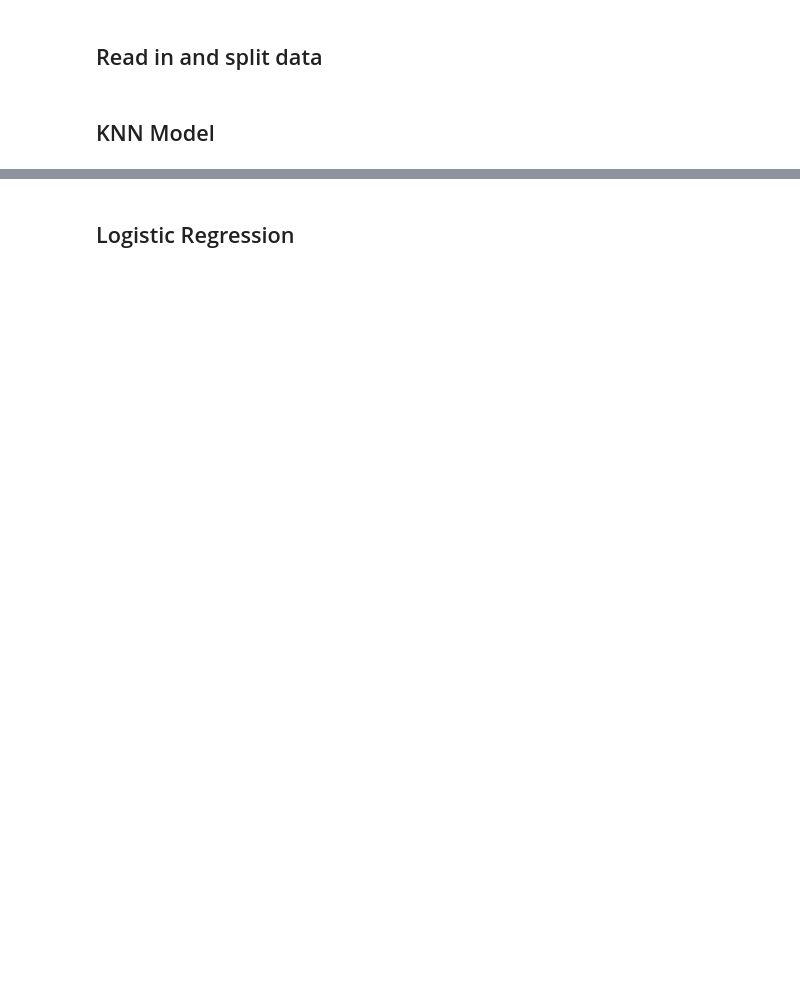
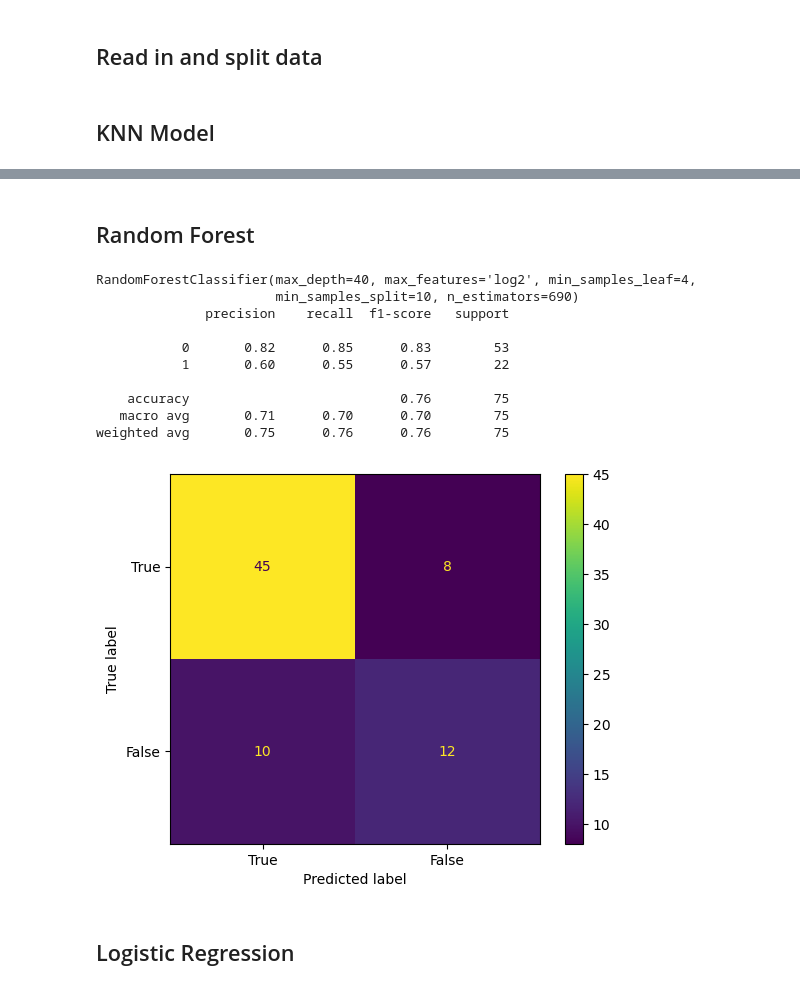
Before and after one commit to brittawi/M7016H-Project, a Jupyter notebook: classifiers.ipynb, the cells around one changed output, grey strips where cells are left out. Cells and saved outputs as stored; diff of their text form; code cells hidden in the pictures; blank space fills up the shorter version.

```diff
--- a/classifiers.ipynb
+++ b/classifiers.ipynb
@@ -104,3 +71,40 @@ disp.plot()
+# %% [markdown]
+## Random Forest
+# %%
+random_forest = RandomForestClassifier(random_state = RANDOM_STATE)
+
+# https://towardsdatascience.com/hyperparameter-tuning-the-random-forest-in-python-using-scikit-learn-28d2aa77dd74
+parameters = {
+
+    "classifier__n_estimators": [int(x) for x in np.linspace(start = 100, stop = 1000, num = 100)],
+    "classifier__max_features": ['log2', 'sqrt'],
+    "classifier__max_depth" : [int(x) for x in np.linspace(10, 110, num = 11)],
+    "classifier__min_samples_split": [2,5,10],
+    "classifier__min_samples_leaf": [1, 2, 4],
+    "classifier__bootstrap": [True, False],
+}
+
+random_forest_cls = halving_random_search(random_forest, SCALER, parameters)
+
+random_forest_cls.fit(X_train, y_train)
+
+print(random_forest_cls.best_estimator_.get_params()['classifier'])
+
+random_forest_avg, random_forest_cm = validate(random_forest_cls, X_val, y_val)
+writer.add_scalars("random_forest", random_forest_avg)
+writer.flush()
+# %% [output]
+RandomForestClassifier(max_depth=40, max_features='log2', min_samples_leaf=4,
+                       min_samples_split=10, n_estimators=690)
+              precision    recall  f1-score   support
+
+           0       0.82      0.85      0.83        53
+           1       0.60      0.55      0.57        22
+
+    accuracy                           0.76        75
+   macro avg       0.71      0.70      0.70        75
+weighted avg       0.75      0.76      0.76        75
+[figure, added]
 # %% [markdown]
 ## Logistic Regression
 # %%
```
Also changed, not shown: parts of 14 cells of this notebook, 1 other file.
